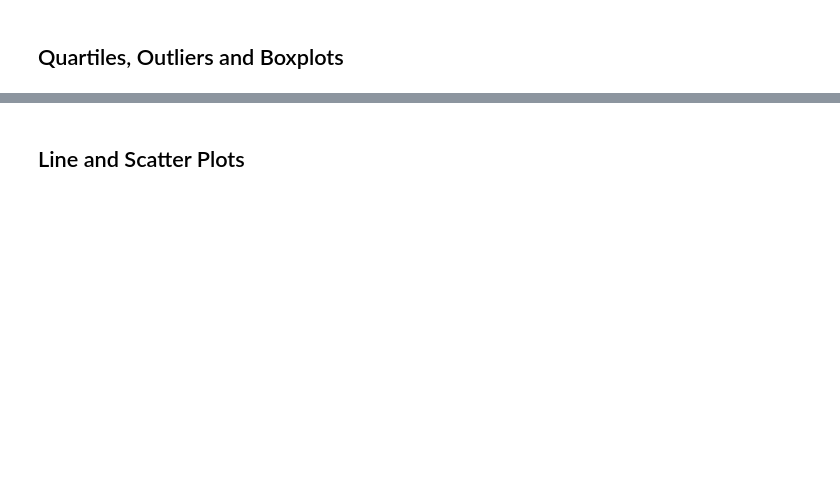
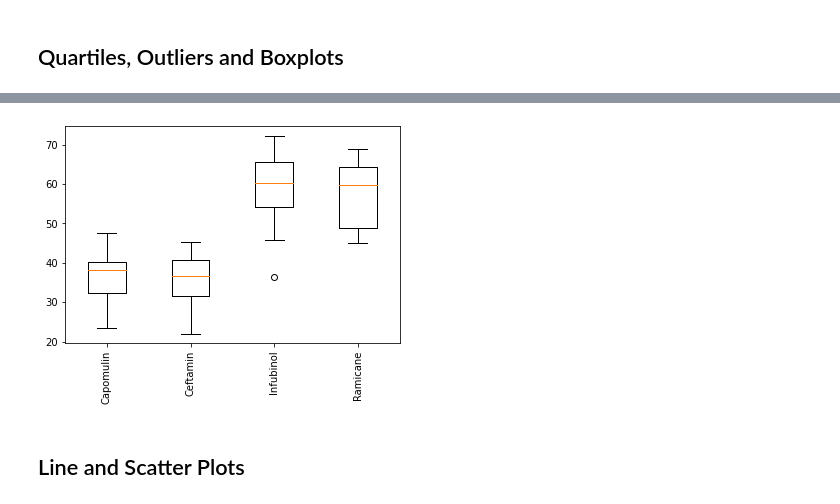
Before and after one commit to quettamar/Matplotlib-Challenge, a Jupyter notebook: Pymaceuticals/pymaceuticals_starter.ipynb, the cells around one changed output, grey strips where cells are left out. Saved outputs shown, nothing was run; the diff lists cells and outputs as text; code cells hidden in the pictures; blank space fills up the shorter version.

```diff
--- a/Pymaceuticals/pymaceuticals_starter.ipynb
+++ b/Pymaceuticals/pymaceuticals_starter.ipynb
@@ -247,0 +221,21 @@ cap_tumor
+# %%
+# Calculate the final tumor volume of each mouse across four of the treatment regimens:
+# Capomulin, Ramicane, Infubinol, and Ceftamin
+#group by mouse ID and find max tumor volume at that point. first find the max timepoint
+#max_tumor = clean_results.groupby(["Mouse ID"])["Timepoint"]
+
+#this is creating a dataframe listing the last timepoint and max tumor volume for all mice across all drug regimen
+max_tumor = clean_results.groupby("Mouse ID")
+
+# Start by getting the last (greatest) timepoint for each mouse
+max_timepoint = max_tumor.tail(1)
+max_timepoint
+
+# Merge this group df with the original dataframe to get the tumor volume at the last timepoint so some mice might have. inner join, should have 248 rows
+merged_timepoints = pd.merge(max_timepoint, clean_results, on=["Mouse ID", "Timepoint"], how="left")
+
+#this is where I tested if the coding I did above produced the correct results
+clean_results.loc[clean_results["Mouse ID"] == "b128"]
+#merged_timepoints.loc[merged_timepoints["Drug Regimen_x"] == "Ramicane", "Capomulin", "Infubinol", "Ceftamin"]
+merged_timepoints
+clean_results.loc[clean_results["Mouse ID"] == "b128"]
@@ -248,3 +307,23 @@ cap_tumor
+# %%
+# Generate a box plot of the final tumor volume of each mouse across four regimens of interest
+# Capomulin = max_cap_tumor["Tumor Volume (mm3)"]
+# Ceftamin = max_cet_tumor["Tumor Volume (mm3)"]
+# Infubinol = max_infu_tumor["Tumor Volume (mm3)"]
+# Ramicane = max_ram_tumor["Tumor Volume (mm3)"]
+
+# total_data = [Capomulin, Ceftamin, Infubinol, Ramicane]
+
+
+# # # Creating plot
+fig, ax = plt.subplots()
+ax.set_xticklabels(["Capomulin", "Ceftamin", "Infubinol", "Ramicane"], rotation=90)
+ax.boxplot(tumor_vol_data)
+#ax.set_title('Reaction Times at Baseball Batting Cage')
+#ax.set_ylabel('Reaction Time (ms)')
+#show plot
+plt.show()
+# %% [output]
+[figure, added]
 # %% [markdown]
 ## Line and Scatter Plots
 # %%
```
Also changed, not shown: parts of 15 cells of this notebook.
